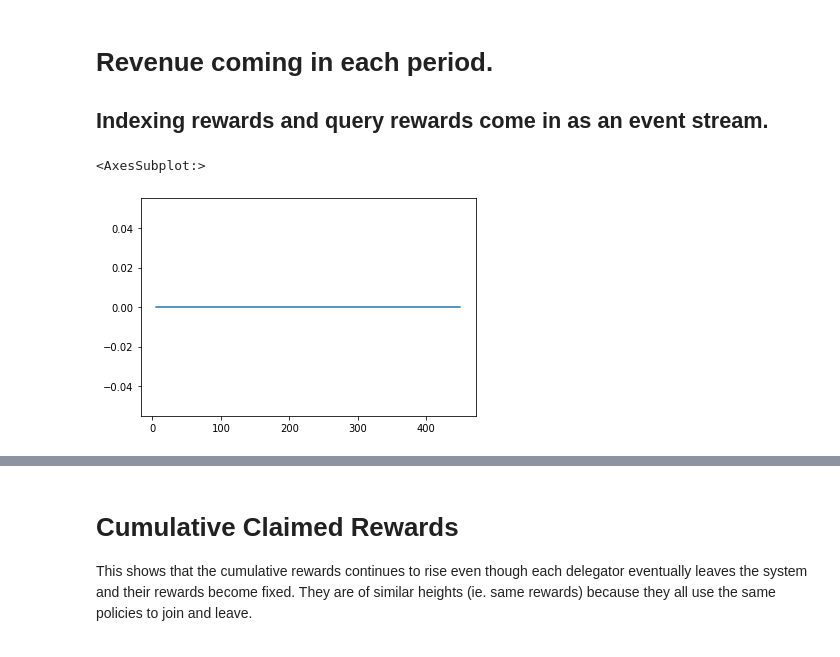
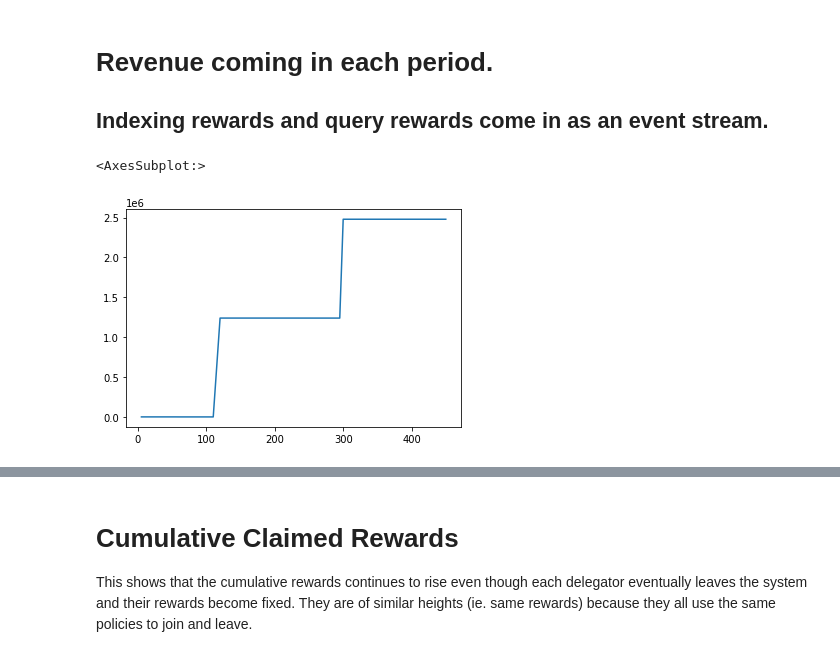
Before and after one commit to BlockScience/TheGraph, a Jupyter notebook: indexer_experiment.ipynb, the cells around one changed output, grey strips where cells are left out. Cells and saved outputs as stored; diff of their text form; code cells hidden in the pictures.

```diff
--- a/indexer_experiment.ipynb
+++ b/indexer_experiment.ipynb
@@ -76,7 +77,7 @@ time: 62 ms (started: 2021-08-03 09:08:23 -04:00)
 # Revenue coming in each period.
 ## Indexing rewards and query rewards come in as an event stream.
 # %%
-df.period_revenue.plot()
+df.GRT.astype(float).plot()
 # %% [output]
 <AxesSubplot:>
-[figure, old version]
+[figure, new version]
```
Also changed, not shown: parts of 20 cells of this notebook, 3 other files.
